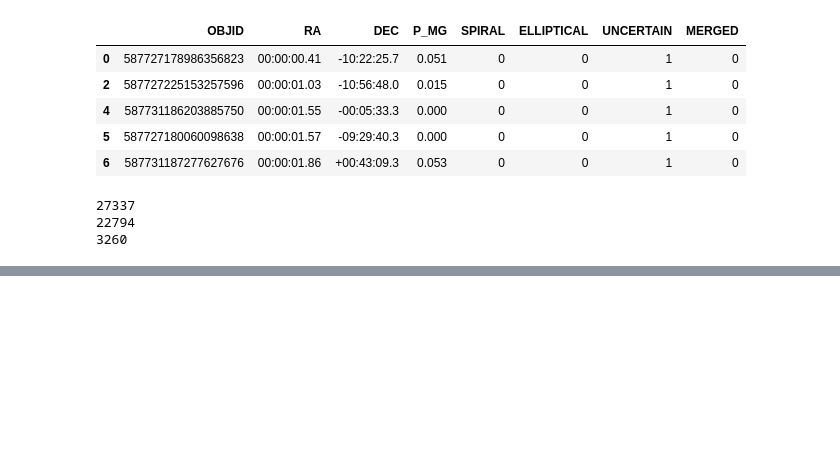
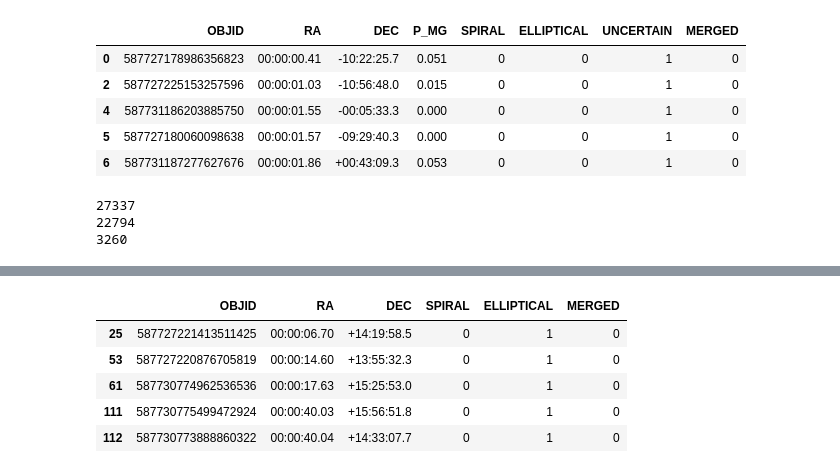
Before and after one commit to MattiasEyh/Galaxies-Classification-CNN, a Jupyter notebook: Pre-processing/Galaxy_zoo_datas_pre-processing.ipynb, the cells around one changed output, grey strips where cells are left out. Saved outputs shown, nothing was run; the diff lists cells and outputs as text; code cells hidden in the pictures; blank space fills up the shorter version.

```diff
--- a/Pre-processing/Galaxy_zoo_datas_pre-processing.ipynb
+++ b/Pre-processing/Galaxy_zoo_datas_pre-processing.ipynb
@@ -212,0 +223,10 @@ for nom in dfShow.columns:
+# %%
+dfSpi = dfWithPreProcess[dfWithPreProcess['ELLIPTICAL'] == 1]
+dfSpi.head()
+# %% [output]
+|  | OBJID | RA | DEC | SPIRAL | ELLIPTICAL | MERGED |
+| 25 | 587727221413511425 | 00:00:06.70 | +14:19:58.5 | 0 | 1 | 0 |
+| 53 | 587727220876705819 | 00:00:14.60 | +13:55:32.3 | 0 | 1 | 0 |
+| 61 | 587730774962536536 | 00:00:17.63 | +15:25:53.0 | 0 | 1 | 0 |
+| 111 | 587730775499472924 | 00:00:40.03 | +15:56:51.8 | 0 | 1 | 0 |
+| 112 | 587730773888860322 | 00:00:40.04 | +14:33:07.7 | 0 | 1 | 0 |
```
Also changed, not shown: parts of 1 cell of this notebook.
